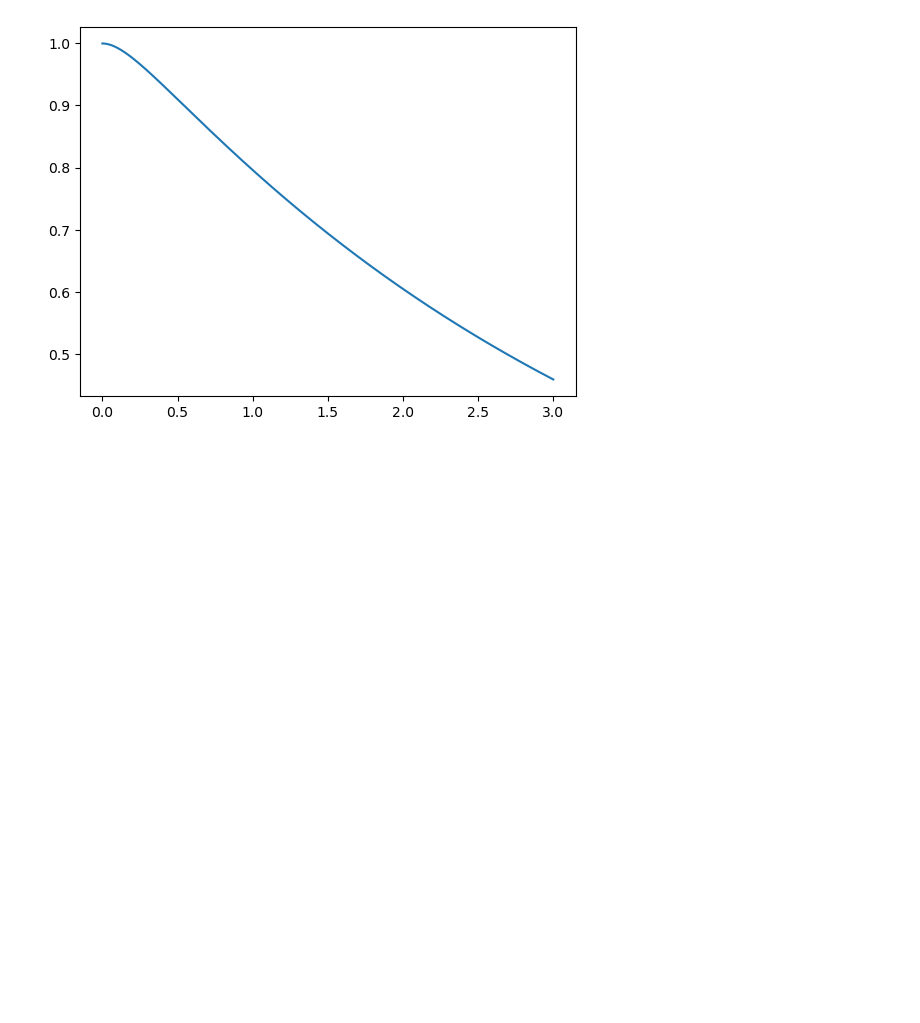
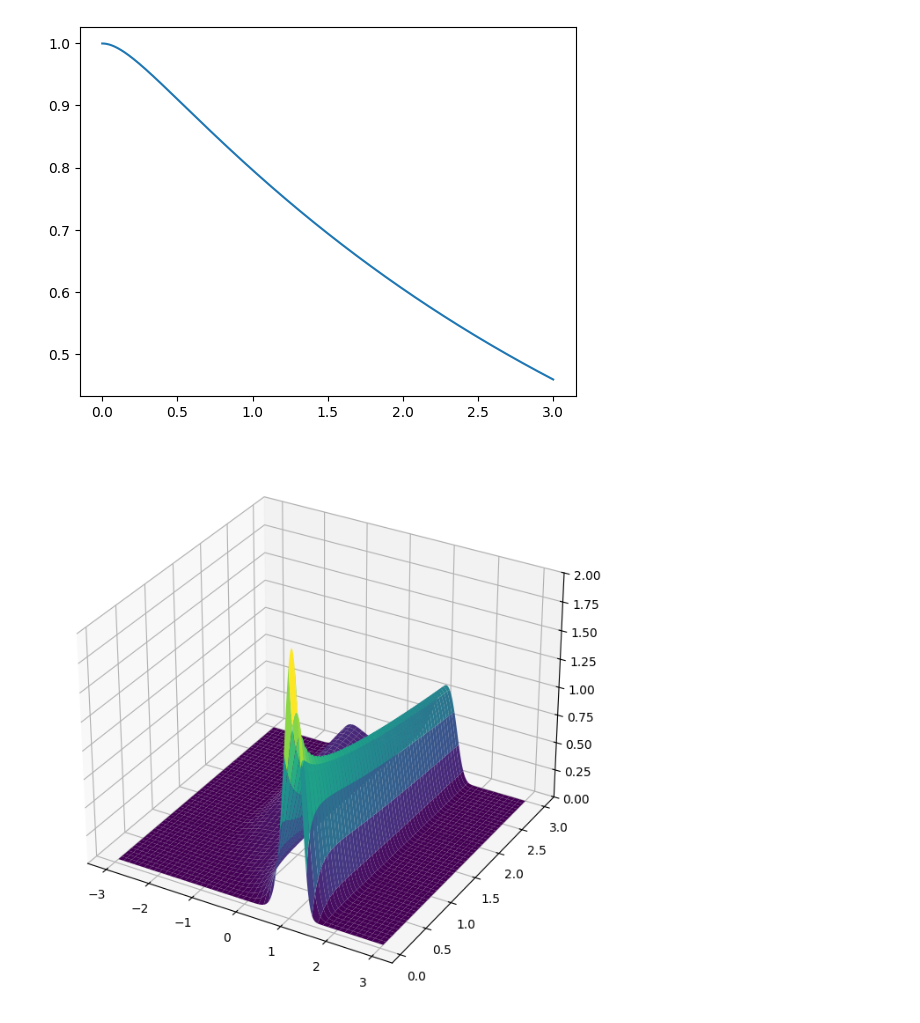
Before and after one commit to tcooley01/AERO729, a Jupyter notebook: HW3Files/hw3plots.ipynb, the cells around one changed output. Drawn from its saved outputs; the diff is of its cells as text; code cells hidden in the pictures; blank space fills up the shorter version.

Commit message:
plot

```diff
--- a/HW3Files/hw3plots.ipynb
+++ b/HW3Files/hw3plots.ipynb
@@ -82,26 +82,6 @@ def big_C(x):
     return (-sigma(x))/2
 # %%
 # Functions to calculate entries in coefficient matrix
-
-
-# Functions using averaging over gridpoints
-"""
-def aph(x, d_x, d_t, delta_i, delta_last):
-    term_1 = (1/d_x)*((big_C(x+d_x)+big_C(x))*0.5 + ((big_C(x-d_x) + big_C(x))*0.5))
-    term_2 = (1-delta_last)*((big_B(x-(d_x)) + big_B(x))*0.5)
-    term_3 = -delta_i*((big_B(x+d_x) + big_B(x))*0.5)
-    return 1 - (d_t/d_x)*(term_1 + term_2 + term_3)
-
-def bta(x, d_x, d_t, delta_i):
-    term_1 = (1 - delta_i)*((big_B(x + d_x)+big_B(x))*0.5)
-    term_2 = (1/d_x)*((big_C(x + d_x) + big_C(x))*0.5)
-    return (d_t/d_x)*(term_1 + term_2)
-
-def gma(x, d_x, d_t, delta_last):
-    term_1 = (1/d_x)*((big_C(x - d_x) + big_C(x))*0.5)
-    term_2 = -delta_last*(0.5*(big_B(x - d_x) + big_B(x)))
-    return (d_t/d_x)*(term_1 + term_2)
-"""
 
 # Functions using exact evaluations
 def aph(x, d_x, d_t, delta_i, delta_last):
@@ -178,3 +158,13 @@ means[0]
 # %% [output]
 np.float64(0.9995999999995594)
 [figure]
+# %%
+space_axis = np.linspace(-3, 3, 10000)
+X, Y = np.meshgrid(space_axis, time_axis[200:])
+fig = plt.figure(figsize=(10, 8))
+ax = fig.add_subplot(111, projection='3d')
+ax.plot_surface(X, Y, results[200:, :], cmap='viridis', edgecolor='none')
+ax.set_zlim(0, 2)
+plt.show()
+# %% [output]
+[figure, added]
```
